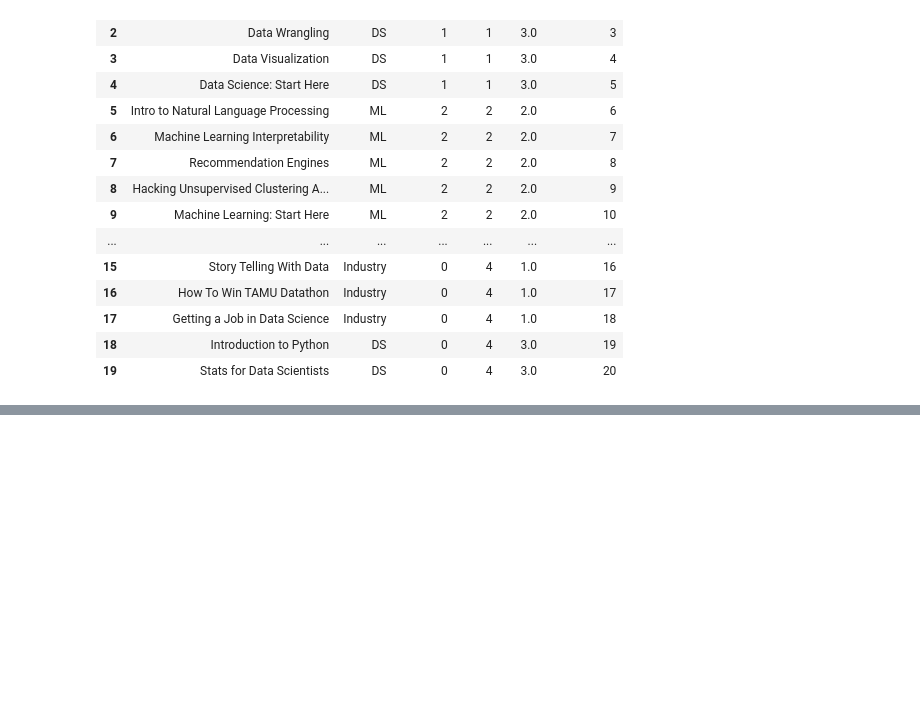
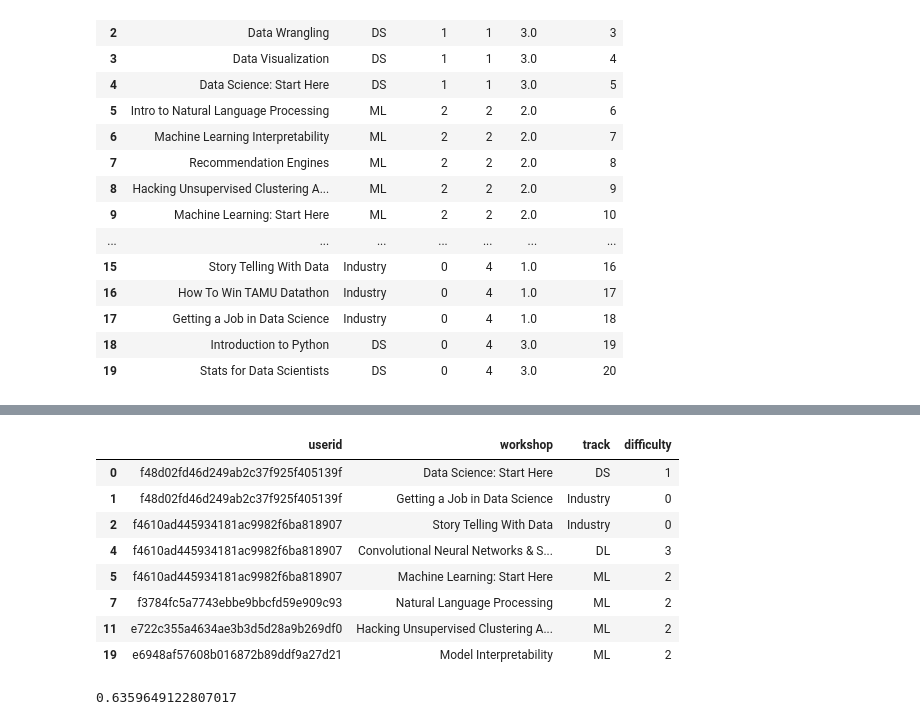
Before and after one commit to archd3sai/TD-Challenges, a Jupyter notebook: for you/workshop recommendation.ipynb, the cells around one changed output, grey strips where cells are left out. Drawn from its saved outputs; the diff is of its cells as text; code cells hidden in the pictures; blank space fills up the shorter version.

```diff
--- a/for you/workshop recommendation.ipynb
+++ b/for you/workshop recommendation.ipynb
@@ -541,0 +474,14 @@ def workshop_recommendations(data):
+# %%
+workshops_list2 = bootcamp2.drop_duplicates('workshop', keep = 'first')
+# %%
+workshops_list2
+# %% [output]
+|  | userid | workshop | track | difficulty |
+| 0 | f48d02fd46d249ab2c37f925f405139f | Data Science: Start Here | DS | 1 |
+| 1 | f48d02fd46d249ab2c37f925f405139f | Getting a Job in Data Science | Industry | 0 |
+| 2 | f4610ad445934181ac9982f6ba818907 | Story Telling With Data | Industry | 0 |
+| 4 | f4610ad445934181ac9982f6ba818907 | Convolutional Neural Networks & S... | DL | 3 |
+| 5 | f4610ad445934181ac9982f6ba818907 | Machine Learning: Start Here | ML | 2 |
+| 7 | f3784fc5a7743ebbe9bbcfd59e909c93 | Natural Language Processing | ML | 2 |
+| 11 | e722c355a4634ae3b3d5d28a9b269df0 | Hacking Unsupervised Clustering A... | ML | 2 |
+| 19 | e6948af57608b016872b89ddf9a27d21 | Model Interpretability | ML | 2 |
@@ -541,0 +518,8 @@ def workshop_recommendations(data):
+# %%
+vals = []
+for i in range(joined2.shape[0]):
+    vals.append(if_workshop_in_top_5(joined2.iloc[i]))
+
+np.mean(vals)
+# %% [output]
+0.6359649122807017
```
Also changed, not shown: parts of 8 cells of this notebook.
